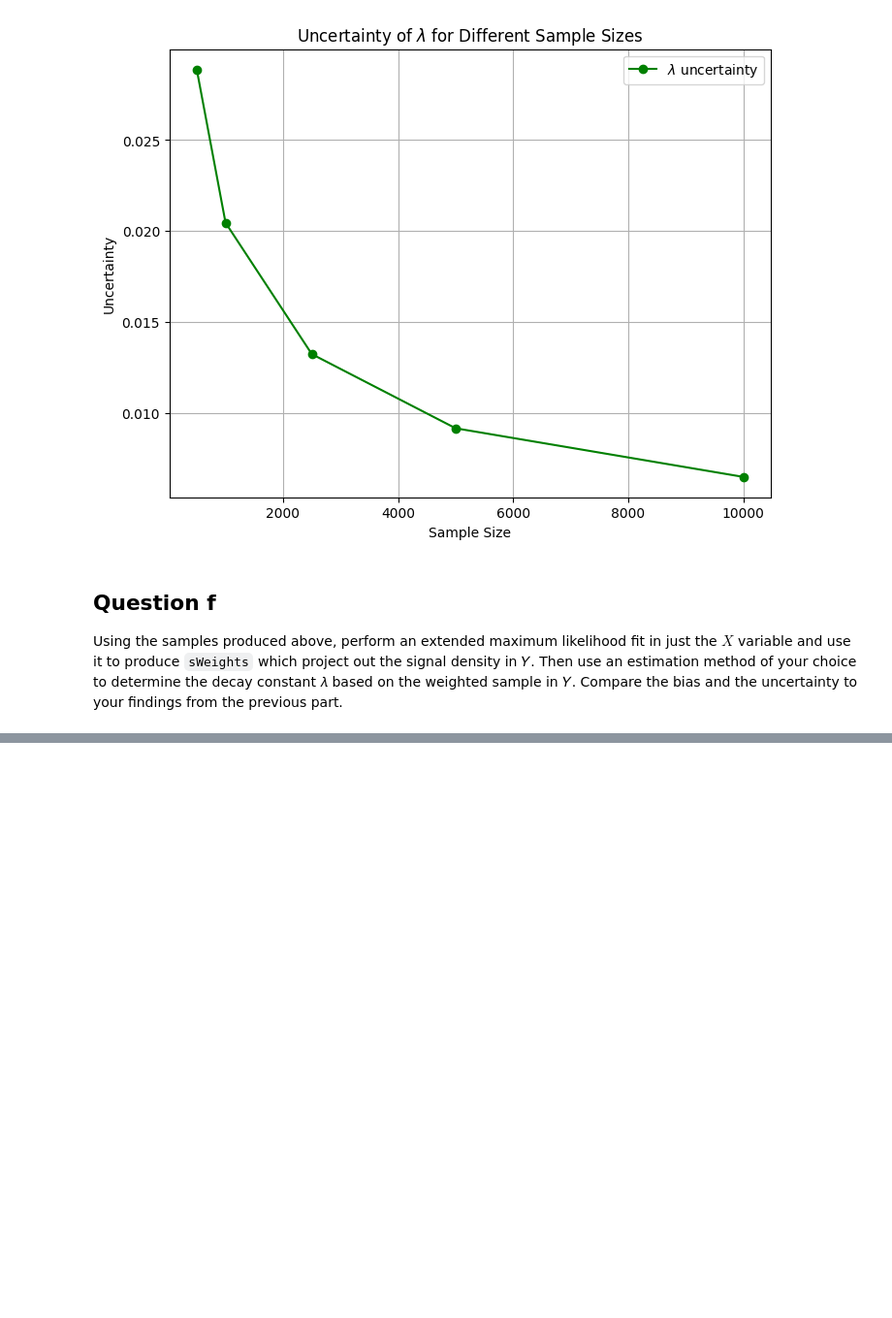
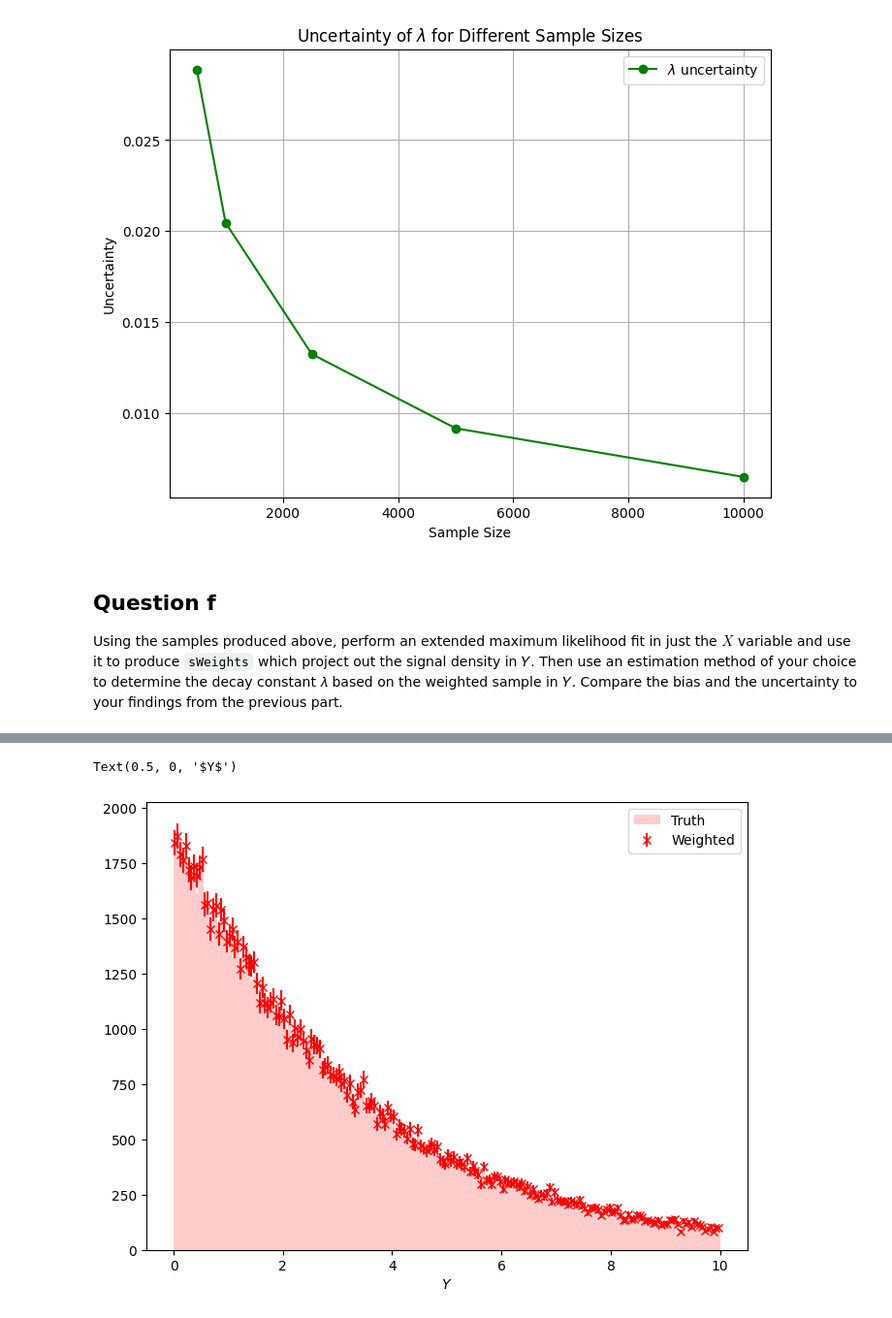
Before and after one commit to john-zhaoyuanzhen/Statistical-Methods-Coursework, a Jupyter notebook: s1.ipynb, the cells around one changed output, grey strips where cells are left out. Shown at 97% size. Saved outputs shown, nothing was run; the diff lists cells and outputs as text; code cells hidden in the pictures; blank space fills up the shorter version.

```diff
--- a/s1.ipynb
+++ b/s1.ipynb
@@ -411,0 +429,9 @@ Using the samples produced above, perform an extended maximum likelihood fit in
+# %%
+def density_X(x, mu=3, sigma=0.3, beta=1, m=1.4, f=0.6, N=100000):
+    return N, N*f * g_s(x, beta, m, mu, sigma) + N*(1-f) * g_b(x)
+# %%
+nll_simulation = ExtendedUnbinnedNLL(simulation_dataset[:,0], density_X)
+mi_simulation = Minuit(nll_simulation, mu=3, sigma=0.3, beta=1, m=1.4, f=0.6, N=200000)
+mi_simulation.migrad()
+mi_simulation.hesse()
+display(mi_simulation)
@@ -411,0 +459,10 @@ Using the samples produced above, perform an extended maximum likelihood fit in
+# %%
+sf = lambda x: g_s(x, mi_simulation.values['beta'], mi_simulation.values['m'], mi_simulation.values['mu'], mi_simulation.values['sigma'])
+bf = lambda x: g_b(x)
+sy = mi_simulation.values['N'] * mi_simulation.values['f']
+by = mi_simulation.values['N'] * (1 - mi_simulation.values['f'])
+
+xrange = (0, 5)
+yrange = (0, 10)
+
+sweighter = SWeight( simulation_dataset[:,0], pdfs=[sf,bf], yields=[sy,by], discvarranges=(xrange,) )
@@ -411,0 +482,21 @@ Using the samples produced above, perform an extended maximum likelihood fit in
+# %%
+sw = sweighter.get_weight(0, simulation_dataset[:,0])
+bw = sweighter.get_weight(1, simulation_dataset[:,0])
+
+bins = 200
+
+ysw, ye = np.histogram( simulation_dataset[:,1], bins=bins, range=yrange, weights=sw )
+ybw, ye = np.histogram( simulation_dataset[:,1], bins=bins, range=yrange, weights=bw )
+ysw2, ye = np.histogram( simulation_dataset[:,1], bins=bins, range=yrange, weights=sw**2 )
+ybw2, ye = np.histogram( simulation_dataset[:,1], bins=bins, range=yrange, weights=bw**2 )
+# %%
+cy = 0.5*(ye[1:]+ye[:-1])
+
+plt.figure(figsize=(8, 6))
+plt.errorbar( cy, ysw, ysw2**0.5, fmt='rx', label='Weighted' )
+plt.hist( sevs[:, 1], bins=bins, range=yrange, fc='r', alpha=0.2, label='Truth' )
+plt.legend()
+plt.xlabel('$Y$')
+# %% [output]
+Text(0.5, 0, '$Y$')
+[figure, added]
```
Also changed, not shown: parts of 16 cells of this notebook, 1 other file.
